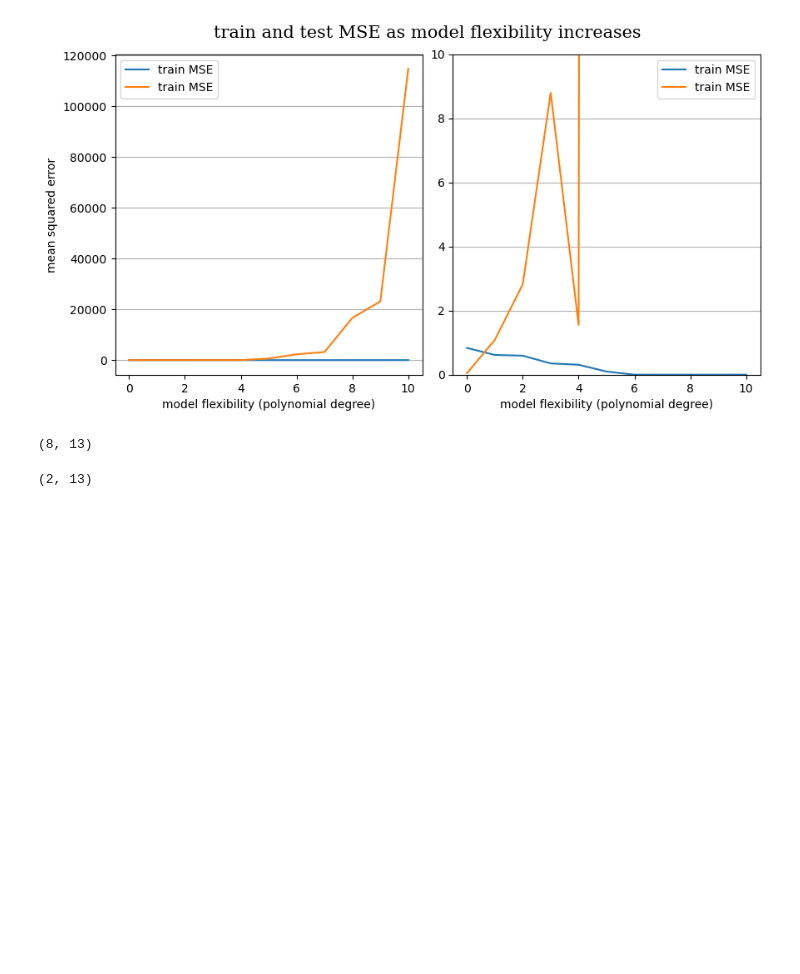
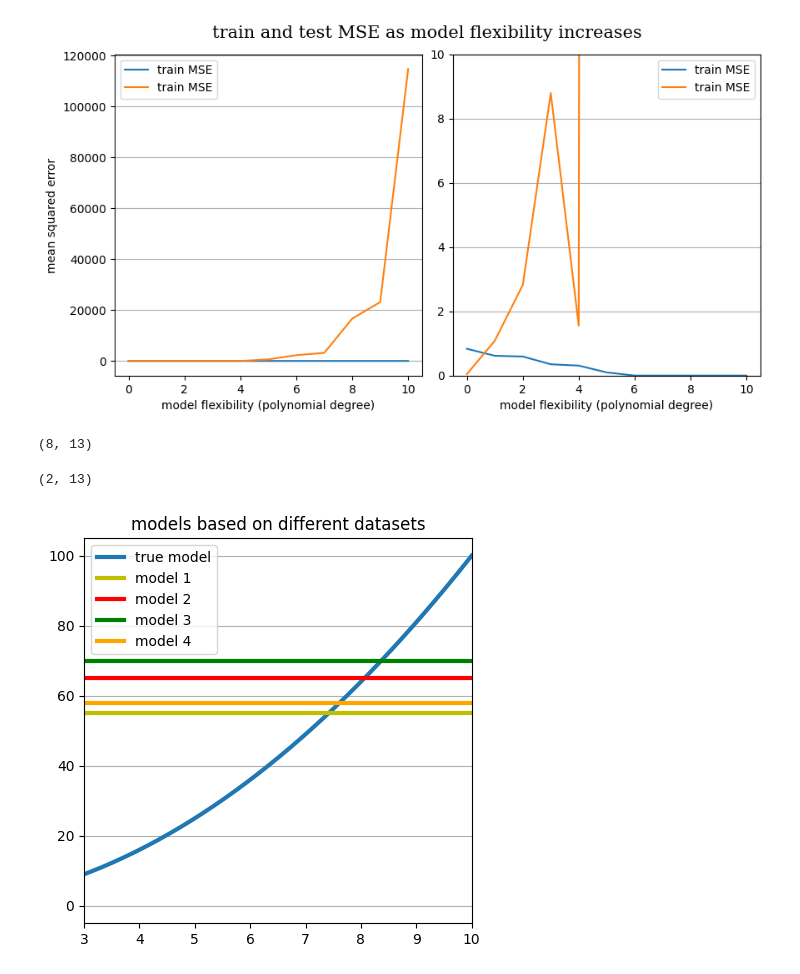
Before and after one commit to HNoorazar/Ag_Others, a Jupyter notebook: educational/Overfit.ipynb, the cells around one changed output. Drawn from its saved outputs; the diff is of its cells as text; code cells hidden in the pictures; blank space fills up the shorter version.

```diff
--- a/educational/Overfit.ipynb
+++ b/educational/Overfit.ipynb
@@ -415,0 +422,23 @@ test_df.shape
+# %%
+fig, axes = plt.subplots(1, 1, figsize=(5, 5), sharey=False, gridspec_kw={"hspace": 0.02, "wspace": 0.1})
+axes.grid(axis="y", which="both");
+
+
+x = np.linspace(-10, 10, 400)
+y = x ** 2
+
+axes.plot(x, y, label = 'true model', lw=3);
+
+axes.axhline(y=55, label="model 1", color="y", lw=3);
+axes.axhline(y=65, label="model 2", color="r", lw=3);
+axes.axhline(y=70, label="model 3", color="g", lw=3);
+axes.axhline(y=58, label="model 4", color="orange", lw=3);
+
+axes.legend(loc="best");
+axes.set_xlim(3, 10);
+
+plt.title('models based on different datasets');
+file_name = outdir + f"crudeModelVariance.pdf"
+plt.savefig(file_name, bbox_inches="tight", dpi=300)
+# %% [output]
+[figure, added]
```
Also changed, not shown: parts of 15 cells of this notebook, 1 other file.
